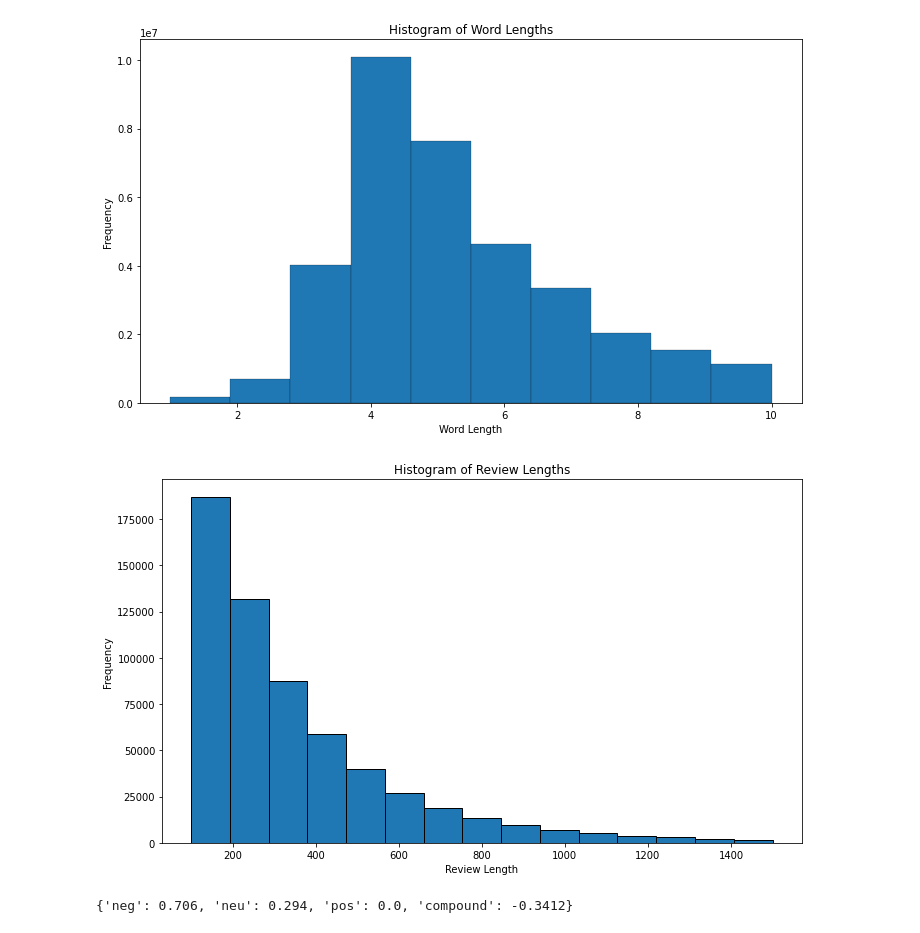
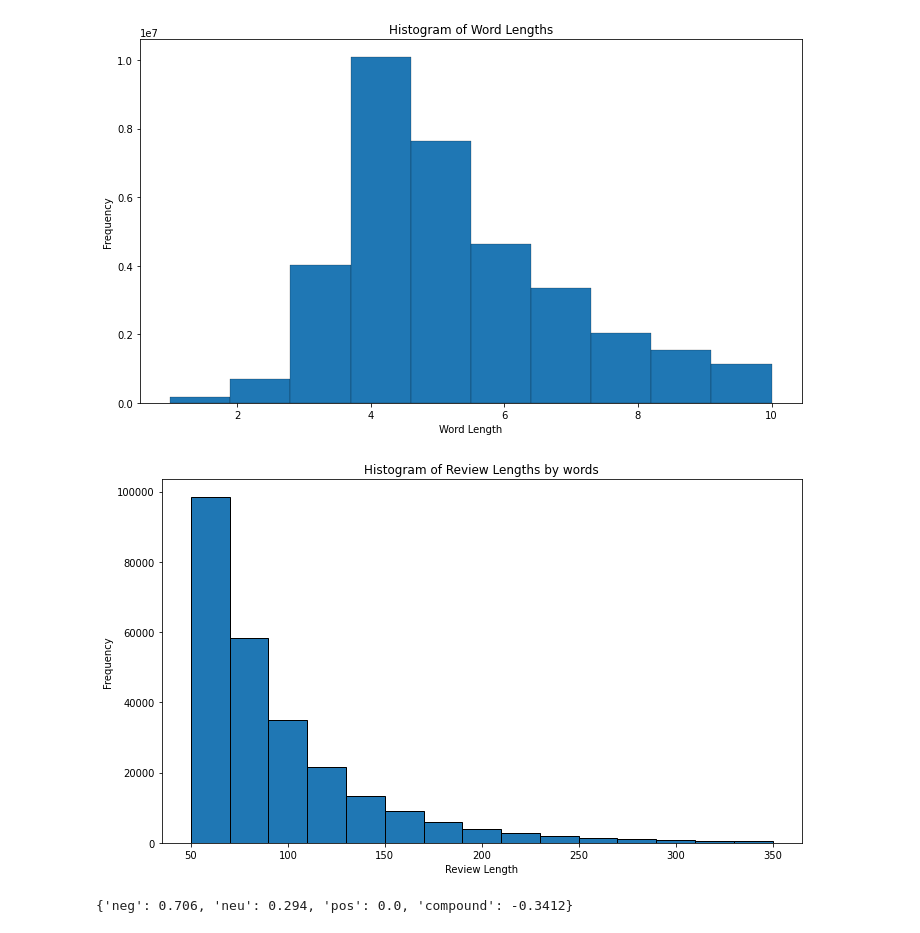
Before and after one commit to Popusa/sentiment-analysis-yelp, a Jupyter notebook: larger_dataset_code/sa_larger_dataset.ipynb, the cells around one changed output. Cells and saved outputs as stored; diff of their text form; code cells hidden in the pictures.

```diff
--- a/larger_dataset_code/sa_larger_dataset.ipynb
+++ b/larger_dataset_code/sa_larger_dataset.ipynb
@@ -169,16 +186,16 @@ plt.show()
 [figure]
 # %%
 # Creating a Histogram of review lengths
-review_lengths = [len(text) for text in review_data['full_review_text']]
+review_lengths = [len(text.split()) for text in review_data['full_review_text']]
 plt.figure(figsize=(10, 6))
-plt.hist(review_lengths, bins=15, range=[100, 1500], edgecolor='black')
-plt.title('Histogram of Review Lengths')
+plt.hist(review_lengths, bins=15, range=[50, 350], edgecolor='black')
+plt.title('Histogram of Review Lengths by words')
 plt.xlabel('Review Length')
 plt.ylabel('Frequency')
 plt.tight_layout()
 plt.show()
 # %% [output]
-[figure, old version]
+[figure, new version]
 # %%
 sid = SentimentIntensityAnalyzer()
 sent_polarity_words = [sid.polarity_scores(word) for word in unique_words]
```
Also changed, not shown: parts of 4 cells of this notebook, 6 other files.
